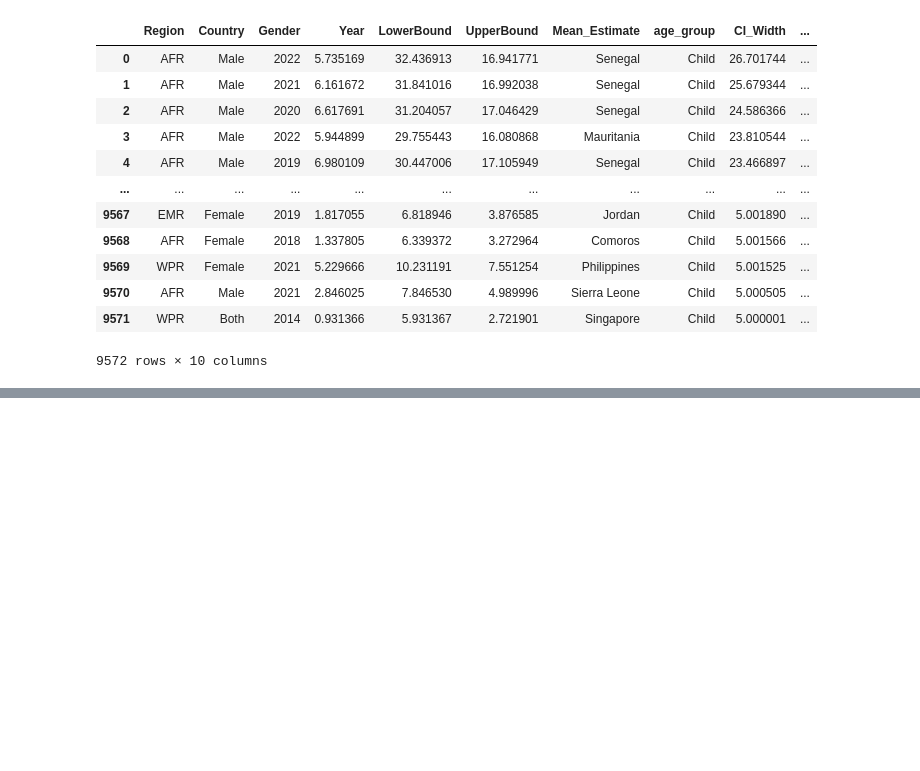
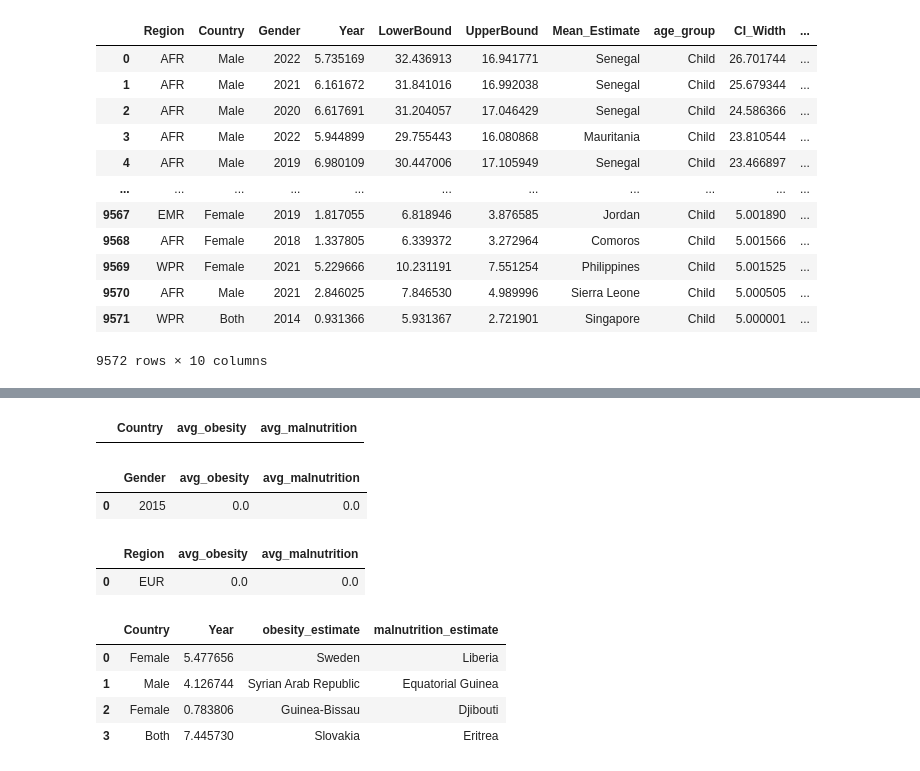
Before and after one commit to ArunK-ML/Project---Nutrition-Paradox-A-Global-View-on-Obesity-and-Malnutrition, a Jupyter notebook: Nutrition_Paradox_Near_Final.ipynb, the cells around one changed output, grey strips where cells are left out. Drawn from its saved outputs; the diff is of its cells as text; code cells hidden in the pictures; blank space fills up the shorter version.

```diff
--- a/Nutrition_Paradox_Near_Final.ipynb
+++ b/Nutrition_Paradox_Near_Final.ipynb
@@ -1251,0 +1259,60 @@ show_query(query10)
+# %%
+#  1. Obesity vs. Malnutrition by Country (any 5 countries)
+
+query1 = ("""
+SELECT o.Country,
+       AVG(o.Mean_Estimate) AS avg_obesity,
+       AVG(m.Mean_Estimate) AS avg_malnutrition
+FROM obesity o
+JOIN malnutrition m ON o.Country = m.Country AND o.Year = m.Year
+WHERE o.Country IN ('India', 'USA', 'Nigeria', 'Brazil', 'China')
+GROUP BY o.Country;
+""")
+show_query(query1)
+# %% [output]
+|  | Country | avg_obesity | avg_malnutrition |
+# %%
+#  2. Gender-based disparity in Obesity and Malnutrition
+
+query2 = ("""
+SELECT o.Gender,
+       AVG(o.Mean_Estimate) AS avg_obesity,
+       AVG(m.Mean_Estimate) AS avg_malnutrition
+FROM obesity o
+JOIN malnutrition m ON o.Country = m.Country AND o.Year = m.Year
+""")
+show_query(query2)
+# %% [output]
+|  | Gender | avg_obesity | avg_malnutrition |
+| 0 | 2015 | 0.0 | 0.0 |
+# %%
+#  3. Region-wise avg estimates side-by-side (Africa and America)
+
+query3 = ("""
+SELECT o.Region,
+       AVG(o.Mean_Estimate) AS avg_obesity,
+       AVG(m.Mean_Estimate) AS avg_malnutrition
+FROM obesity o
+JOIN malnutrition m ON o.Country = m.Country AND o.Year = m.Year
+""")
+show_query(query3)
+# %% [output]
+|  | Region | avg_obesity | avg_malnutrition |
+| 0 | EUR | 0.0 | 0.0 |
+# %%
+# 4. Countries with obesity increasing and malnutrition decreasing
+
+query4 = ("""
+
+SELECT o.Country, o.Year, o.Mean_Estimate AS obesity_estimate, m.Mean_Estimate AS malnutrition_estimate
+FROM obesity o
+JOIN malnutrition m ON o.Country = m.Country AND o.Year = m.Year
+
+""")
+show_query(query4)
+# %% [output]
+|  | Country | Year | obesity_estimate | malnutrition_estimate |
+| 0 | Female | 5.477656 | Sweden | Liberia |
+| 1 | Male | 4.126744 | Syrian Arab Republic | Equatorial Guinea |
+| 2 | Female | 0.783806 | Guinea-Bissau | Djibouti |
+| 3 | Both | 7.445730 | Slovakia | Eritrea |
```
Also changed, not shown: parts of 2 cells of this notebook.
